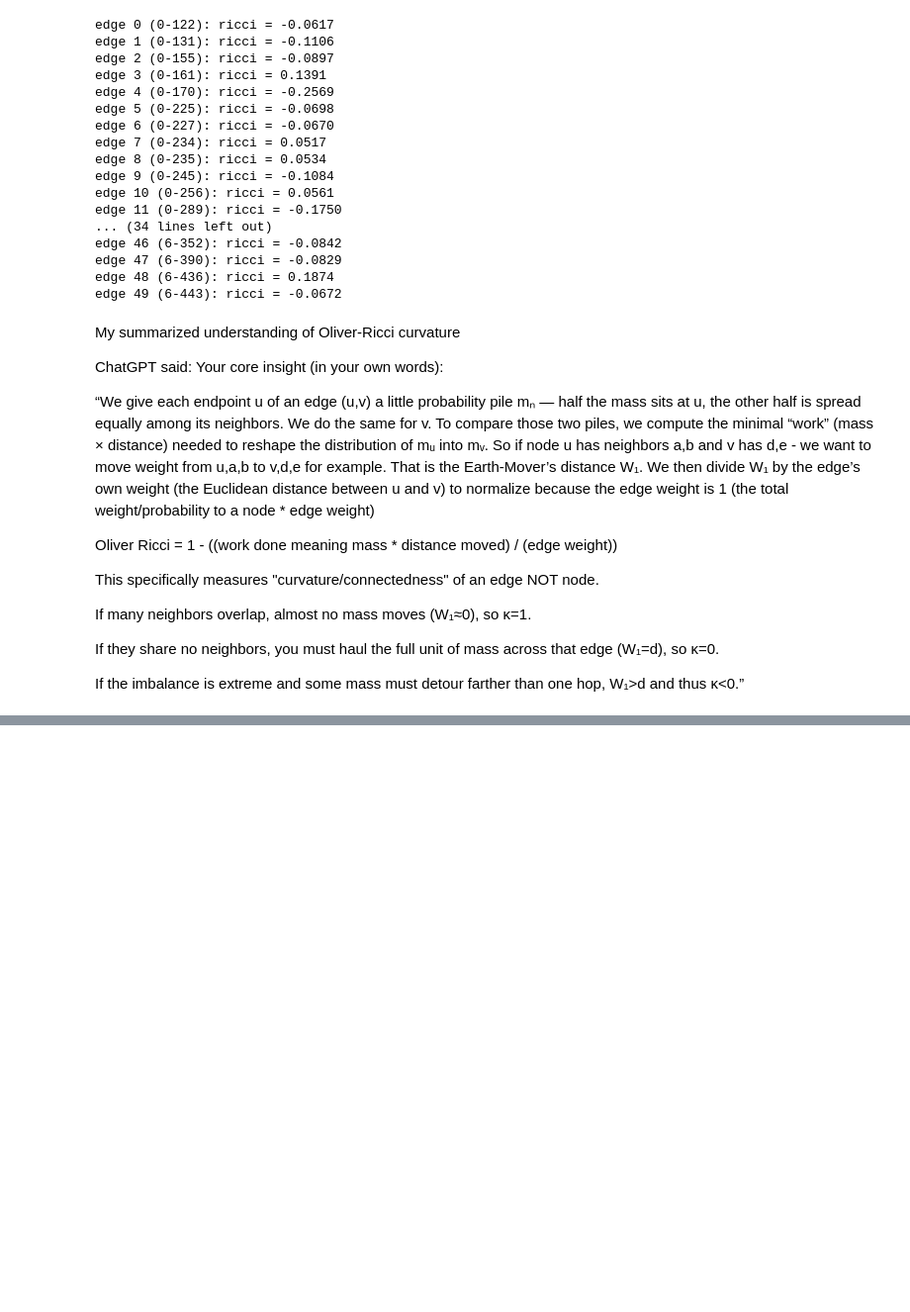
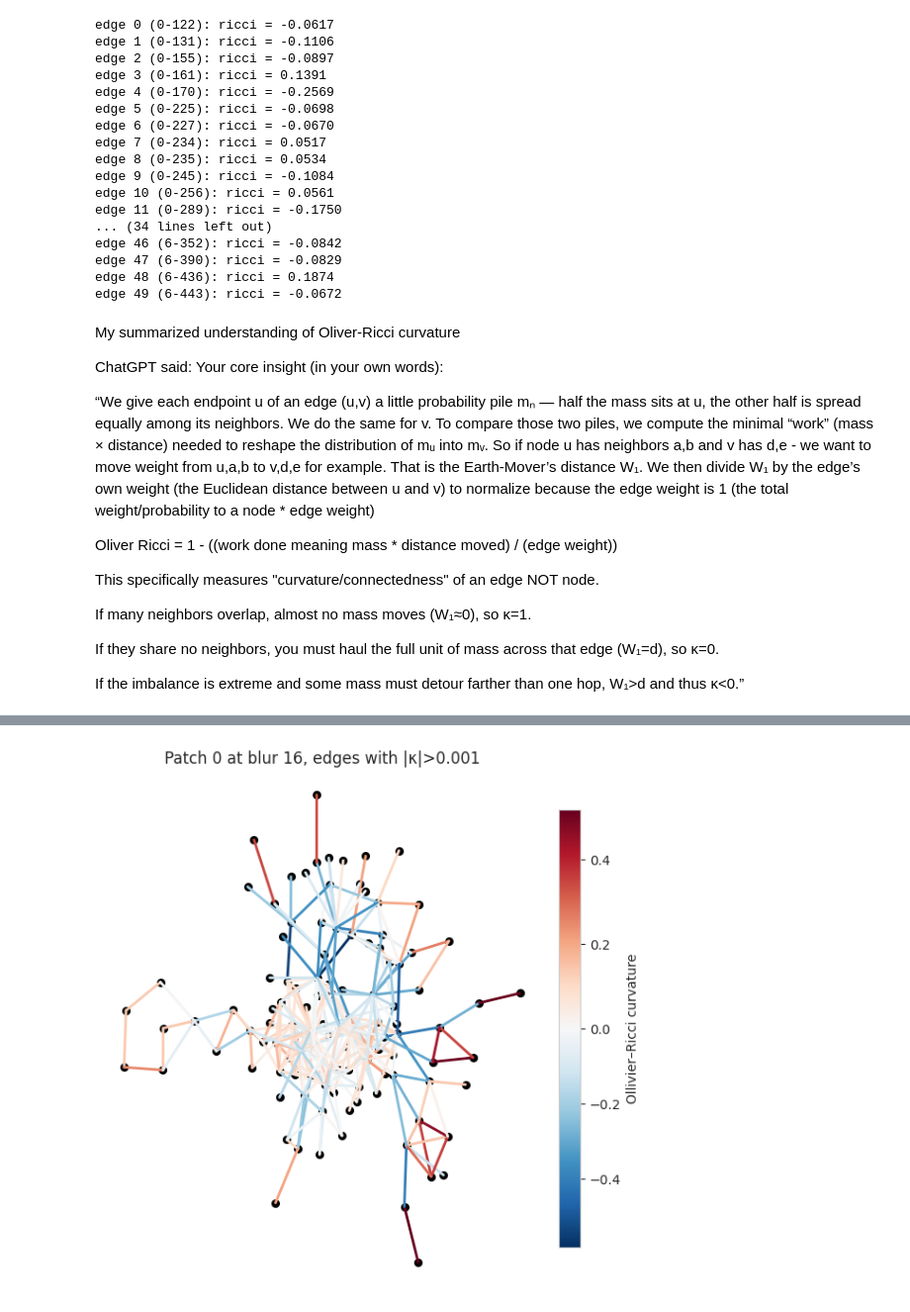
Before and after one commit to Antel0pe/SpaceOfMNIST-Digits, a Jupyter notebook: MaximizeGeodesicVSEuclideanDistance.ipynb, the cells around one changed output, grey strips where cells are left out. Shown at 99% size. Saved outputs shown, nothing was run; the diff lists cells and outputs as text; code cells hidden in the pictures; blank space fills up the shorter version.

```diff
--- a/MaximizeGeodesicVSEuclideanDistance.ipynb
+++ b/MaximizeGeodesicVSEuclideanDistance.ipynb
@@ -1797,0 +1865,61 @@ If the imbalance is extreme and some mass must detour farther than one hop, W₁
+# %%
+import numpy as np
+import matplotlib.pyplot as plt
+import matplotlib.colors as mcolors
+
+# --- Assumes subg, patches_by_radius, and subg.es['ricci'] are defined ---
+
+# 1) Select patch 0 at max blur
+r_max = max(patches_by_radius.keys())
+patch_edges = patches_by_radius[r_max][0]
+
+# 2) Filter for edges with meaningful curvature
+ricci_vals_full = np.array(subg.es['ricci'])
+threshold = 1e-3
+edges_to_draw = [eid for eid in patch_edges if abs(ricci_vals_full[eid]) > threshold]
+
+# 3) Collect only the nodes incident on those edges
+nodes = set()
+for eid in edges_to_draw:
+    u, v = subg.es[eid].tuple
+    nodes.update([u, v])
+nodes = list(nodes)
+
+# 4) Induced subgraph for layout
+induced = subg.induced_subgraph(nodes)
+layout = induced.layout("kk", weights=induced.es['weight'])
+coords = np.array(layout.coords)
+
+# Map original→layout coords
+orig_to_coord = {orig: tuple(coords[i]) for i, orig in enumerate(nodes)}
+
+# 5) Prepare colormap
+vmin, vmax = ricci_vals_full.min(), ricci_vals_full.max()
+norm = mcolors.TwoSlopeNorm(vmin=vmin, vcenter=0, vmax=vmax)
+cmap = plt.cm.RdBu_r
+
+# 6) Plot only selected edges & nodes
+fig, ax = plt.subplots(figsize=(6,6))
+for eid in edges_to_draw:
+    u, v = subg.es[eid].tuple
+    x0, y0 = orig_to_coord[u]
+    x1, y1 = orig_to_coord[v]
+    c = cmap(norm(ricci_vals_full[eid]))
+    ax.plot([x0, x1], [y0, y1], color=c, linewidth=2)
+
+# Draw only the nodes in this patch
+xs, ys = zip(*(orig_to_coord[v] for v in nodes))
+ax.scatter(xs, ys, s=30, color='black')
+
+# Colorbar
+sm = plt.cm.ScalarMappable(cmap=cmap, norm=norm)
+sm.set_array(ricci_vals_full)
+cbar = plt.colorbar(sm, ax=ax, fraction=0.046, pad=0.04)
+cbar.set_label("Ollivier–Ricci curvature")
+
+ax.set_title(f"Patch 0 at blur {r_max}, edges with |κ|>{threshold}")
+ax.axis('off')
+plt.tight_layout()
+plt.show()
+# %% [output]
+[figure, added]
```
Also changed, not shown: parts of 10 cells of this notebook.
